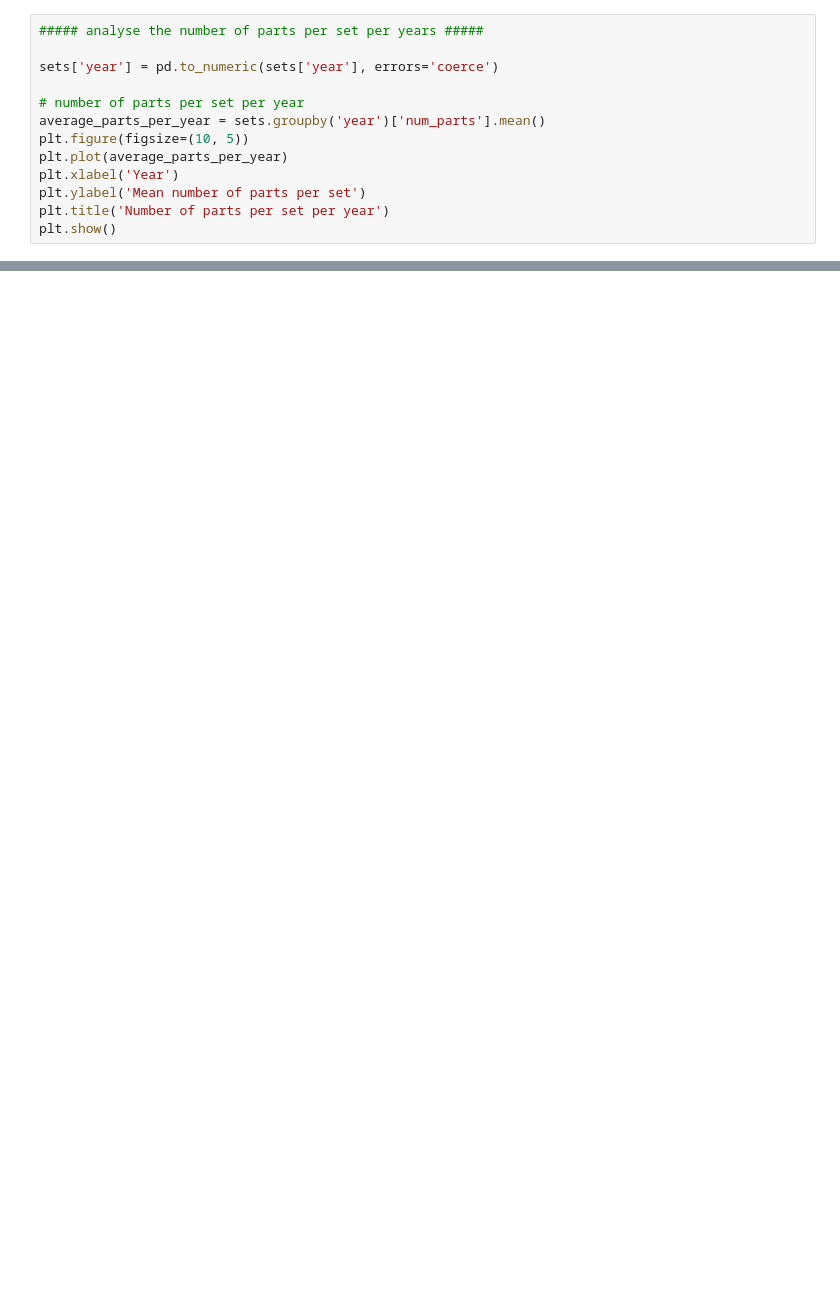
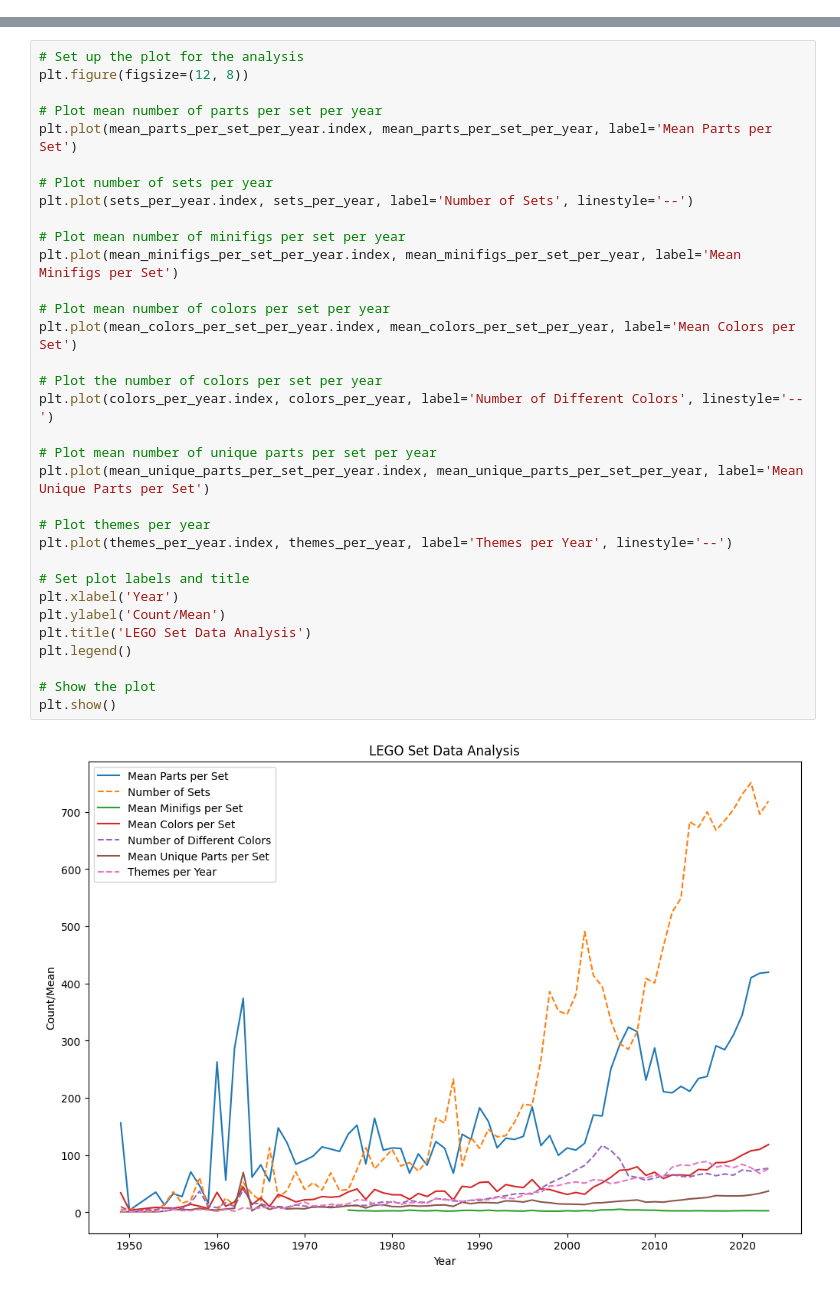
Before and after one commit to eddiebeach99/Data_Literacy, a Jupyter notebook: analysis.ipynb, the cells around one changed output, grey strips where cells are left out. Cells and saved outputs as stored; diff of their text form; blank space fills up the shorter version.

Commit message:
merged data and implemented analysis

```diff
--- a/analysis.ipynb
+++ b/analysis.ipynb
@@ -63,13 +26,0 @@ plt.show()
-# %%
-##### analyse the number of parts per set per years #####
-
-sets['year'] = pd.to_numeric(sets['year'], errors='coerce')
-
-# number of parts per set per year
-average_parts_per_year = sets.groupby('year')['num_parts'].mean()
-plt.figure(figsize=(10, 5))
-plt.plot(average_parts_per_year)
-plt.xlabel('Year')
-plt.ylabel('Mean number of parts per set')
-plt.title('Number of parts per set per year')
-plt.show()
@@ -419,0 +205,35 @@ White: 1
+# %%
+# Set up the plot for the analysis
+plt.figure(figsize=(12, 8))
+
+# Plot mean number of parts per set per year
+plt.plot(mean_parts_per_set_per_year.index, mean_parts_per_set_per_year, label='Mean Parts per Set')
+
+# Plot number of sets per year
+plt.plot(sets_per_year.index, sets_per_year, label='Number of Sets', linestyle='--')
+
+# Plot mean number of minifigs per set per year
+plt.plot(mean_minifigs_per_set_per_year.index, mean_minifigs_per_set_per_year, label='Mean Minifigs per Set')
+
+# Plot mean number of colors per set per year
+plt.plot(mean_colors_per_set_per_year.index, mean_colors_per_set_per_year, label='Mean Colors per Set')
+
+# Plot the number of colors per set per year
+plt.plot(colors_per_year.index, colors_per_year, label='Number of Different Colors', linestyle='--')
+
+# Plot mean number of unique parts per set per year
+plt.plot(mean_unique_parts_per_set_per_year.index, mean_unique_parts_per_set_per_year, label='Mean Unique Parts per Set')
+
+# Plot themes per year
+plt.plot(themes_per_year.index, themes_per_year, label='Themes per Year', linestyle='--')
+
+# Set plot labels and title
+plt.xlabel('Year')
+plt.ylabel('Count/Mean')
+plt.title('LEGO Set Data Analysis')
+plt.legend()
+
+# Show the plot
+plt.show()
+# %% [output]
+[figure, added]
```
Also changed, not shown: parts of 19 cells of this notebook, 1 other file.
